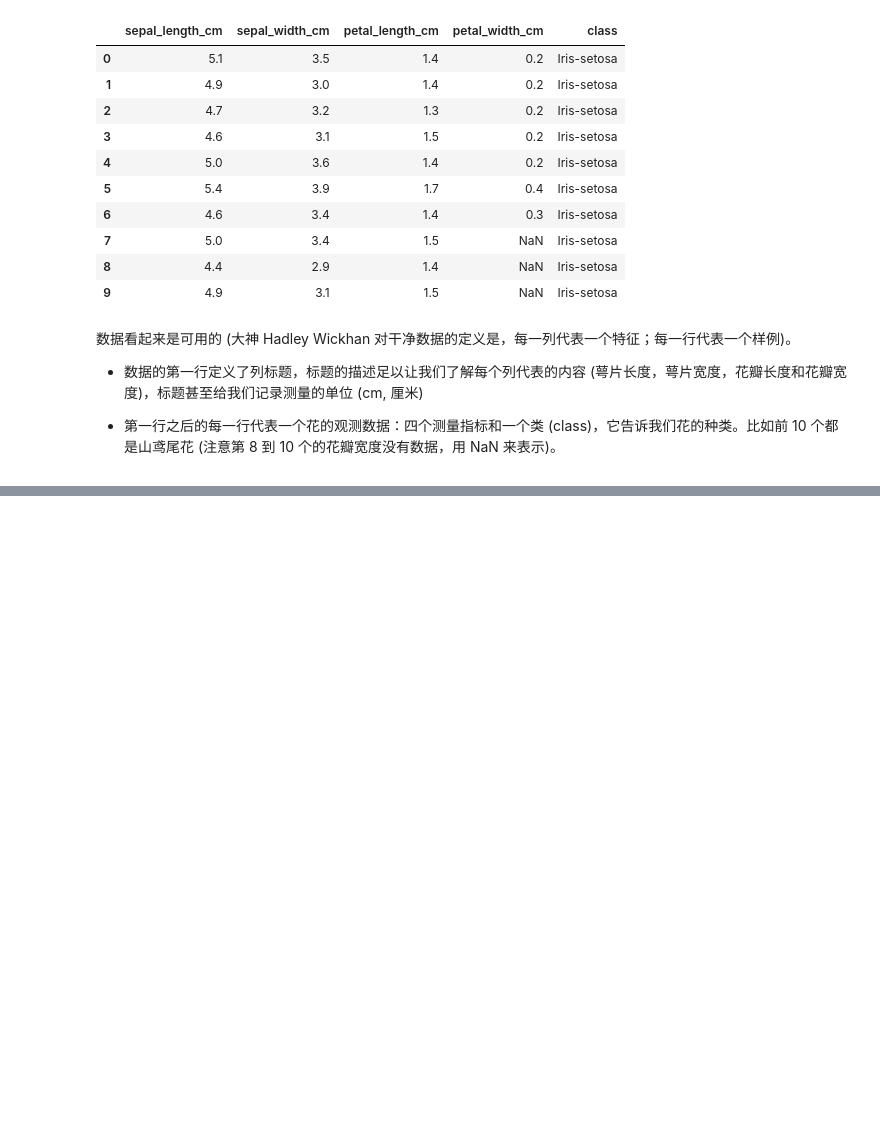
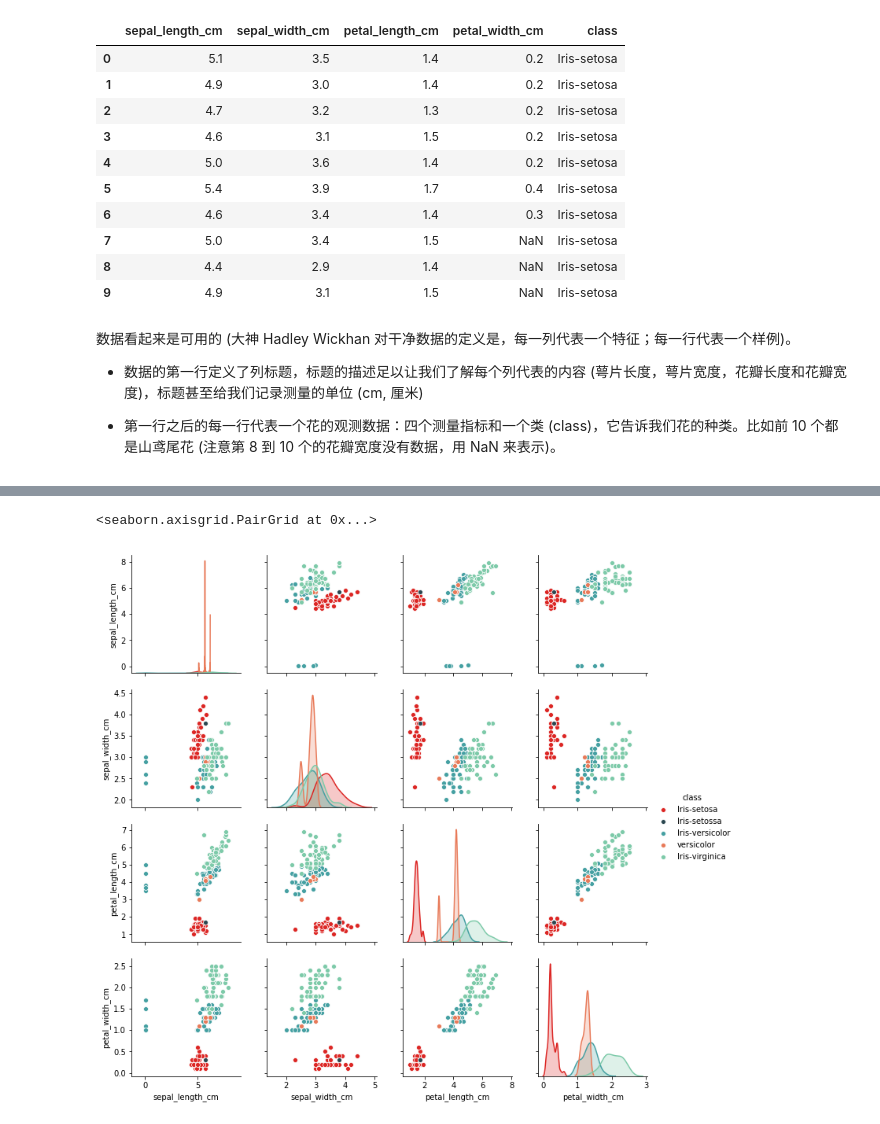
Before and after one commit to ybsdegit/Life_Process_Study, a Jupyter notebook: StudyPacticePython/Base_Python/python入门/Python 系列 6 - Seaborn.ipynb, the cells around one changed output, grey strips where cells are left out. Saved outputs shown, nothing was run; the diff lists cells and outputs as text; code cells hidden in the pictures; blank space fills up the shorter version.

```diff
--- a/StudyPacticePython/Base_Python/python入门/Python 系列 6 - Seaborn.ipynb
+++ b/StudyPacticePython/Base_Python/python入门/Python 系列 6 - Seaborn.ipynb
@@ -98,0 +123,5 @@ iris_data.head(10)
+# %%
+sns.pairplot(iris_data.dropna(), hue='class')
+# %% [output]
+<seaborn.axisgrid.PairGrid at 0x...>
+[figure, added]
```
Also changed, not shown: parts of 81 cells of this notebook, 15 other files.
